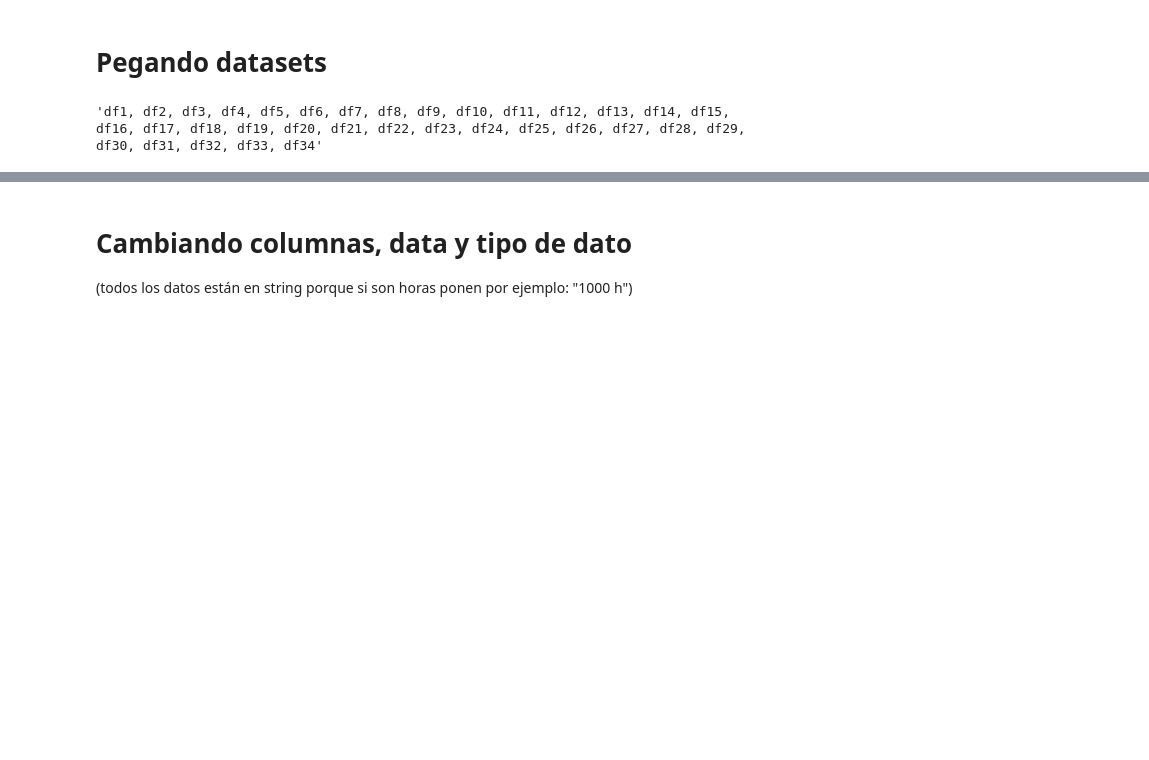
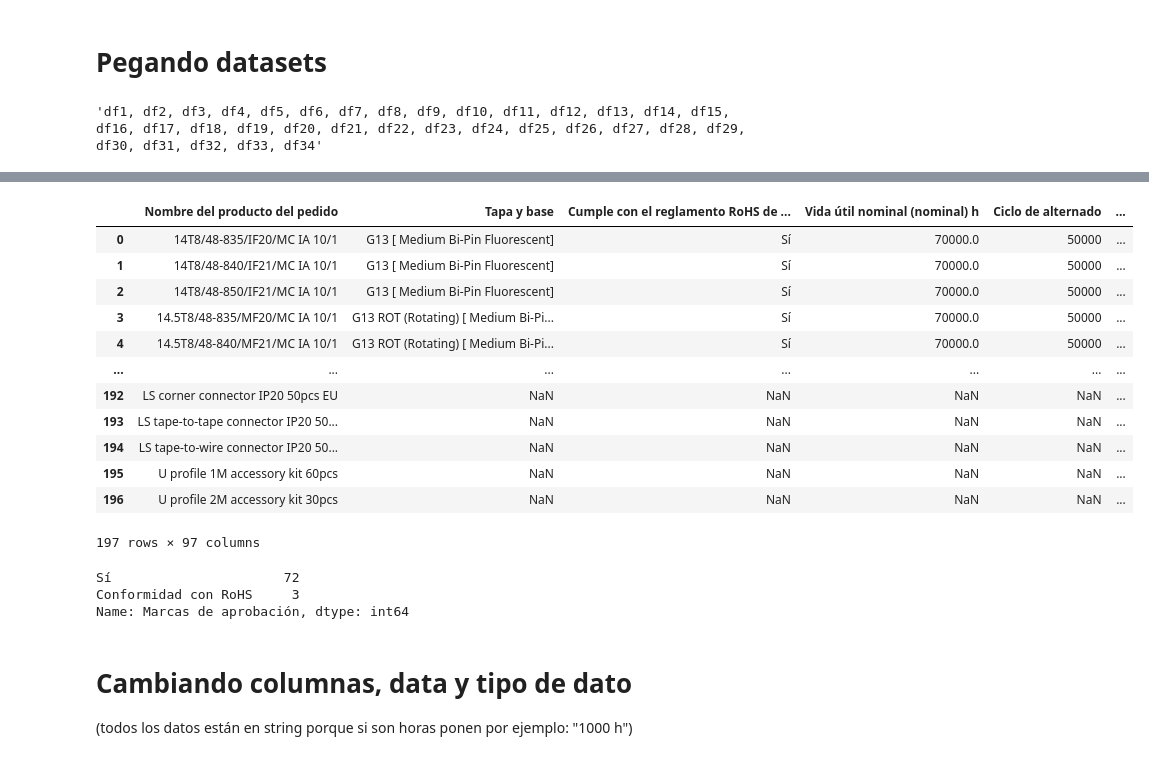
Before and after one commit to JavoJavo/ecotec-catalog-webscrapping, a Jupyter notebook: scrap_phillips_2.ipynb, the cells around one changed output, grey strips where cells are left out. Saved outputs shown, nothing was run; the diff lists cells and outputs as text; code cells hidden in the pictures; blank space fills up the shorter version.

```diff
--- a/scrap_phillips_2.ipynb
+++ b/scrap_phillips_2.ipynb
@@ -1431,6 +1498,28 @@ all_conc_dfs.info()
+# %%
+df
+# %% [output]
+|  | Nombre del producto del pedido | Tapa y base | Cumple con el reglamento RoHS de ... | Vida útil nominal (nominal) h | Ciclo de alternado | ... |
+| 0 | 14T8/48-835/IF20/MC IA 10/1 | G13 [ Medium Bi-Pin Fluorescent] | Sí | 70000.0 | 50000 | ... |
+| 1 | 14T8/48-840/IF21/MC IA 10/1 | G13 [ Medium Bi-Pin Fluorescent] | Sí | 70000.0 | 50000 | ... |
+| 2 | 14T8/48-850/IF21/MC IA 10/1 | G13 [ Medium Bi-Pin Fluorescent] | Sí | 70000.0 | 50000 | ... |
+| 3 | 14.5T8/48-835/MF20/MC IA 10/1 | G13 ROT (Rotating) [ Medium Bi-Pi... | Sí | 70000.0 | 50000 | ... |
+| 4 | 14.5T8/48-840/MF21/MC IA 10/1 | G13 ROT (Rotating) [ Medium Bi-Pi... | Sí | 70000.0 | 50000 | ... |
+| ... | ... | ... | ... | ... | ... | ... |
+| 192 | LS corner connector IP20 50pcs EU | NaN | NaN | NaN | NaN | ... |
+| 193 | LS tape-to-tape connector IP20 50... | NaN | NaN | NaN | NaN | ... |
+| 194 | LS tape-to-wire connector IP20 50... | NaN | NaN | NaN | NaN | ... |
+| 195 | U profile 1M accessory kit 60pcs | NaN | NaN | NaN | NaN | ... |
+| 196 | U profile 2M accessory kit 30pcs | NaN | NaN | NaN | NaN | ... |
+197 rows × 97 columns
 # %%
 #capturado en marzo de 2023
 #all_conc_dfs.to_csv('focos_philips.csv', index=False)
+# %%
+all_conc_dfs['Marcas de aprobación'].value_counts()
+# %% [output]
+Sí                      72
+Conformidad con RoHS     3
+Name: Marcas de aprobación, dtype: int64
 # %% [markdown]
 # Cambiando columnas, data y tipo de dato
 (todos los datos están en string porque si son horas ponen por ejemplo: "1000 h")
```
Also changed, not shown: parts of 81 cells of this notebook, 2 other files.
